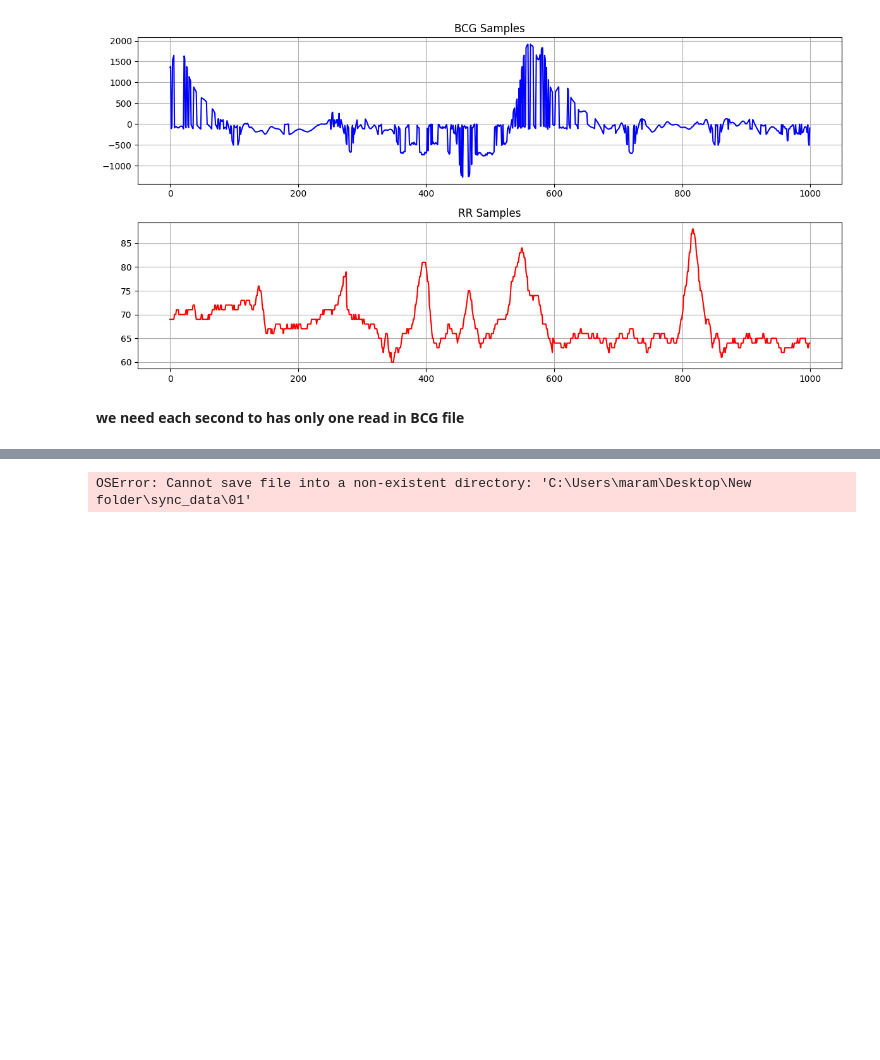
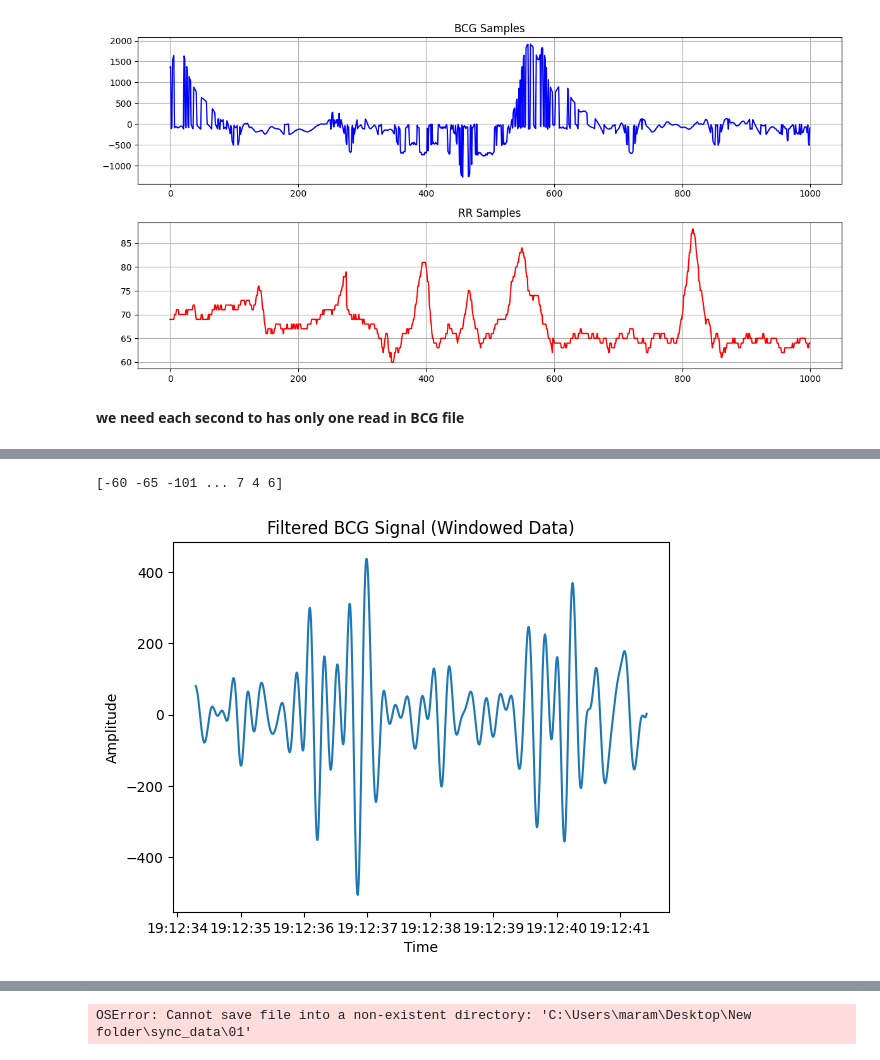
Before and after one commit to omarelbehairy/BCG_heart_analysis, a Jupyter notebook: main_py.ipynb, the cells around one changed output, grey strips where cells are left out. Drawn from its saved outputs; the diff is of its cells as text; code cells hidden in the pictures; blank space fills up the shorter version.

```diff
--- a/main_py.ipynb
+++ b/main_py.ipynb
@@ -193,0 +229,42 @@ plt.show()
+# %%
+%matplotlib inline
+
+import pandas as pd
+import matplotlib.pyplot as plt
+
+# Read the data
+bcg_data = r"F:\Gam3a\Data Analytics\Final project\final_project\code\sync_data\BCG_sync.csv"
+rawData = pd.read_csv(bcg_data, sep=",", header=None, skiprows=1).values
+utc_time = rawData[:, 1]
+data_stream = rawData[:, 0]
+print(data_stream)
+
+# Convert utc_time to pandas datetime format
+utc_time = pd.to_datetime(utc_time)
+
+# The rest of your processing and plotting
+window_duration = 1
+start_point, fs = 0, 140
+window_shift = int(window_duration * fs)
+end_point = start_point + window_shift
+
+# Apply band-pass filtering to the data stream
+bcg_signal = band_pass_filtering(data=data_stream, fs=fs, filter_type="bcg")
+
+# Select a window of the data (e.g., from sample 2000 to 2010)
+window_start = 2000  # Start sample index
+window_end = 3000    # End sample index
+
+# Slice the filtered signal and corresponding time
+windowed_bcg_signal = bcg_signal[window_start:window_end]
+windowed_utc_time = utc_time[window_start:window_end]
+
+# Plot the filtered BCG signal with correct time format on x-axis for the windowed data
+plt.plot(windowed_utc_time, windowed_bcg_signal)
+plt.title("Filtered BCG Signal (Windowed Data)")
+plt.xlabel("Time")
+plt.ylabel("Amplitude")
+plt.show()
+# %% [output]
+[-60 -65 -101 ... 7 4 6]
+[figure, added]
```
Also changed, not shown: parts of 7 cells of this notebook, 3 other files.
